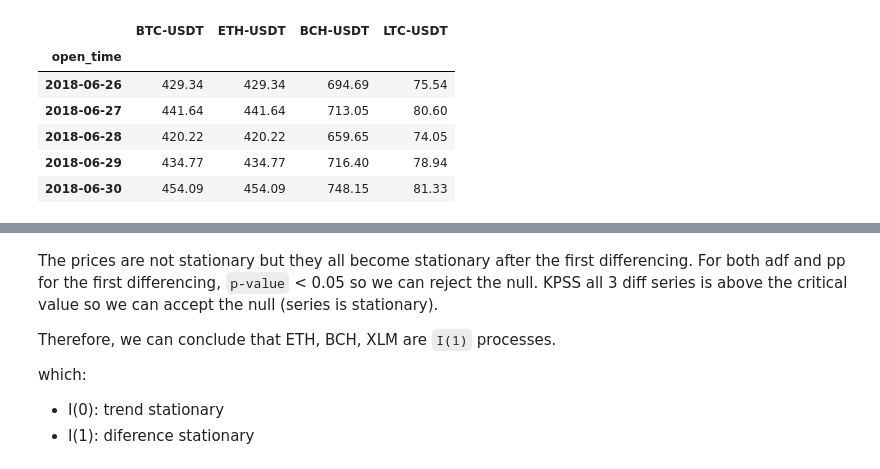
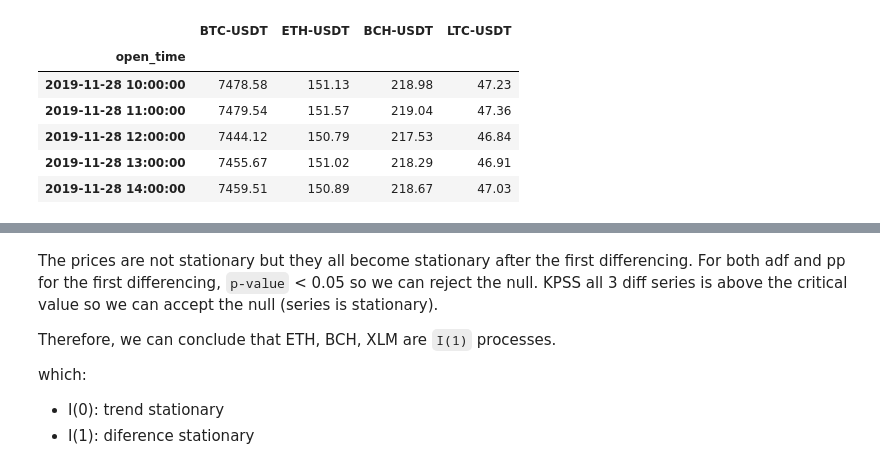
Before and after one commit to beannguyen/crypto-pair-trading, a Jupyter notebook: src/research/Engle-Granger Two-Step Method.ipynb, the cells around one changed output, grey strips where cells are left out. Saved outputs shown, nothing was run; the diff lists cells and outputs as text; code cells hidden in the pictures.

```diff
--- a/src/research/Engle-Granger Two-Step Method.ipynb
+++ b/src/research/Engle-Granger Two-Step Method.ipynb
@@ -17,33 +17,36 @@ DATA_PATH = 'D:\\Trading\\trading-agent\\crypto-pair-trading\\data'
 # %%
 import traceback
 
 selected_pairs = ['BTC-USDT', 'ETH-USDT', 'BCH-USDT', 'LTC-USDT']
 
 data = []
-start_date = '2018-01-03'
+start_date = '2017-01-01'
+test_end = '2020-12-01'
+end_date = '2021-01-01'
 
 for symbol in selected_pairs:
     try:
         df = pd.read_csv(f'{DATA_PATH}/{symbol}.csv',
                         parse_dates=['open_time'],
                         index_col=['open_time'])
 
         df.rename(columns={'close': symbol}, inplace=True)
+        df = df[~df.index.duplicated(keep='first')]
         # the data is too long, just limit to recent period
-        data.append(df[df.index > start_date][symbol])
+        data.append(df[(df.index < test_end) & (df.index > start_date)][symbol])
     except:
         traceback.print_exc()
 
 df = pd.concat(data, axis=1)
 df = df.dropna(axis=1, how='all')
 df.dropna(inplace=True, how='any')
 
-df.tail()
+df.head()
 # %% [output]
 |  | BTC-USDT | ETH-USDT | BCH-USDT | LTC-USDT |
 | open_time |  |  |  |  |
-| 2018-06-26 | 429.34 | 429.34 | 694.69 | 75.54 |
-| 2018-06-27 | 441.64 | 441.64 | 713.05 | 80.60 |
-| 2018-06-28 | 420.22 | 420.22 | 659.65 | 74.05 |
-| 2018-06-29 | 434.77 | 434.77 | 716.40 | 78.94 |
-| 2018-06-30 | 454.09 | 454.09 | 748.15 | 81.33 |
+| 2019-11-28 10:00:00 | 7478.58 | 151.13 | 218.98 | 47.23 |
+| 2019-11-28 11:00:00 | 7479.54 | 151.57 | 219.04 | 47.36 |
+| 2019-11-28 12:00:00 | 7444.12 | 150.79 | 217.53 | 46.84 |
+| 2019-11-28 13:00:00 | 7455.67 | 151.02 | 218.29 | 46.91 |
+| 2019-11-28 14:00:00 | 7459.51 | 150.89 | 218.67 | 47.03 |
```
Also changed, not shown: parts of 14 cells of this notebook, 16 other files.
